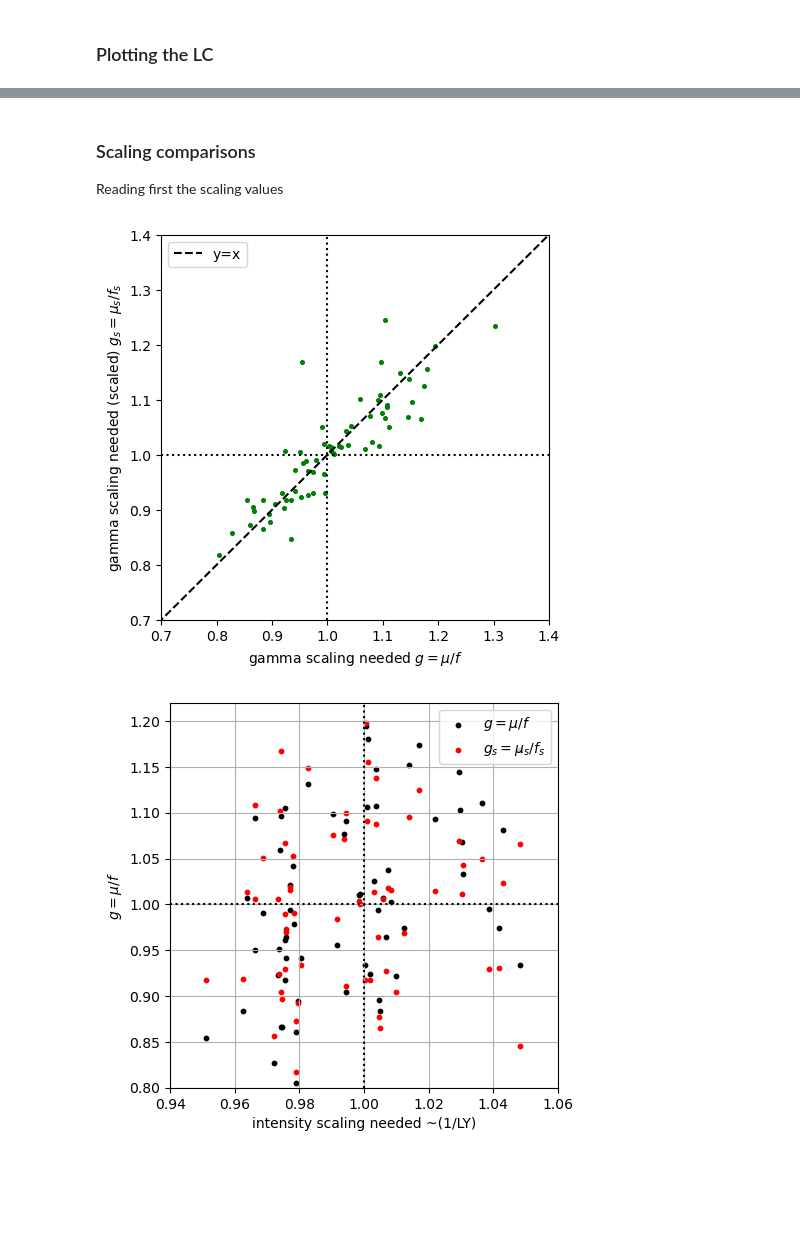
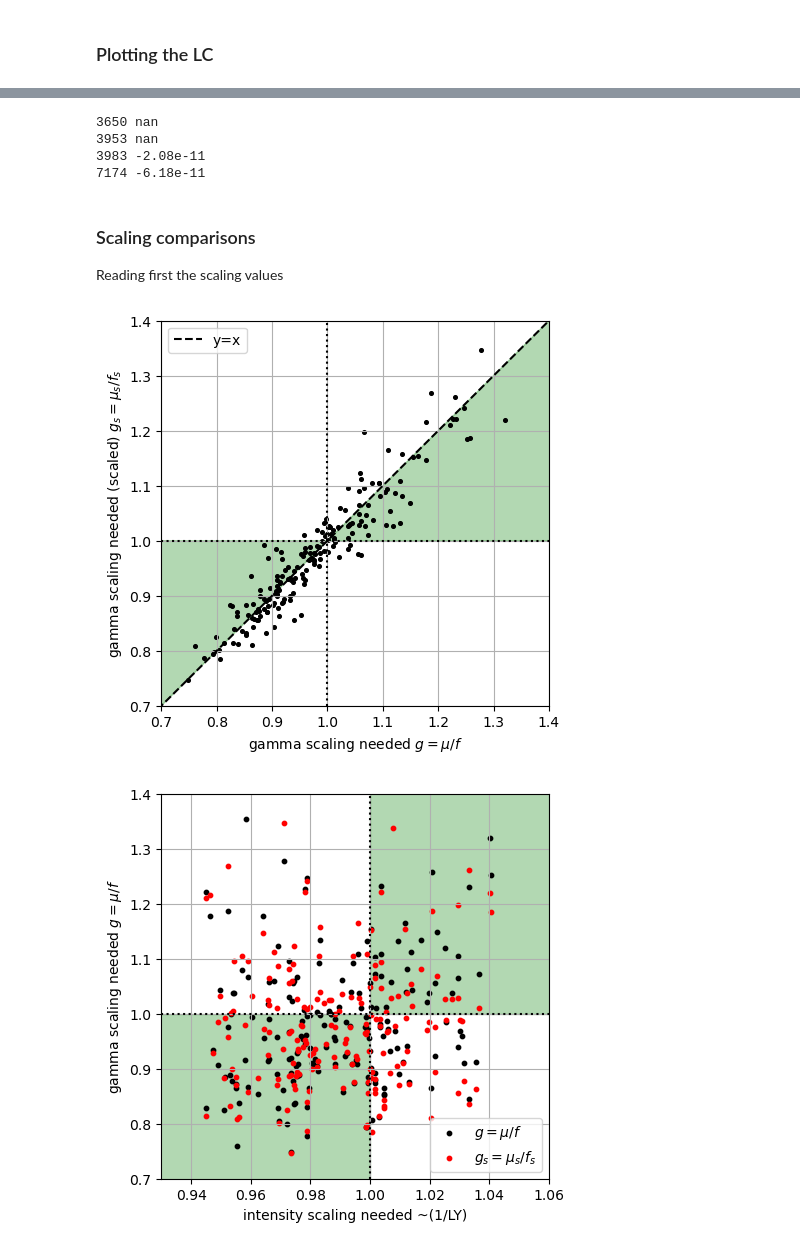
Before and after one commit to juanjq/cherenkov_transparency_corrections, a Jupyter notebook: high_level_analysis/test_flux_dispersion.ipynb, the cells around one changed output, grey strips where cells are left out. Cells and saved outputs as stored; diff of their text form; code cells hidden in the pictures; blank space fills up the shorter version.

Commit message:
Finished analysis for full and stable dataset

```diff
--- a/high_level_analysis/test_flux_dispersion.ipynb
+++ b/high_level_analysis/test_flux_dispersion.ipynb
@@ -43,14 +44,14 @@ root_data = root + "../../data/"
 config_gammapy_path = root_objects + "config_gammapy_analysis.json"
 
 # Data labels
-dataset_labels = ["Stable runs scaled", "Stable runs"]#["Performance paper period scaled", "Performance paper period", "Performance paper scaled", "Performance paper", "Unstable runs scaled", "Unstable runs", "Stable runs (jump) scaled", "Stable runs (jump)", "Stable runs scaled", "Stable runs", ]
+dataset_labels = ["Performance paper period scaled", "Performance paper period"]#["Performance paper period scaled", "Performance paper period", "Performance paper scaled", "Performance paper", "Unstable runs scaled", "Unstable runs", "Stable runs (jump) scaled", "Stable runs (jump)", "Stable runs scaled", "Stable runs", ]
 # Color plots
 color_plots = ["r", "k",]
 
 # Path of dl3 data
 dl3_dirs = [
-    "/fefs/aswg/workspace/juan.jimenez/data/cherenkov_transparency_corrections/crab/dl3_scaled_4/",
-    "/fefs/aswg/workspace/juan.jimenez/data/cherenkov_transparency_corrections/crab/dl3_4/",
+    "/fefs/aswg/workspace/juan.jimenez/data/cherenkov_transparency_corrections/crab/dl3_scaled_0/",
+    "/fefs/aswg/workspace/juan.jimenez/data/cherenkov_transparency_corrections/crab/dl3_0/",
 ]
 
 compute_datasets = False
@@ -624,3 +625,14 @@ plt.show()
+# %%
+for o, f in zip(obs_ids[0], flux[0]):
+    if f < 0.:
+        print(o, f"{f:.2e}")
+    if np.isnan(f):
+        print(o, f)
+# %% [output]
+3650 nan
+3953 nan
+3983 -2.08e-11
+7174 -6.18e-11
 # %% [markdown]
 ### Scaling comparisons
 Reading first the scaling values
@@ -643,10 +655,12 @@ gamma_scaling = np.nanmean(flux[1]) / flux[1]
 gamma_scaling_scaled = np.nanmean(flux[0]) / flux[0]
 # %%
 fig, ax = plt.subplots(figsize=(5, 5))
-plt.scatter(gamma_scaling, gamma_scaling_scaled, s=7, c="g", label="")
+plt.scatter(gamma_scaling, gamma_scaling_scaled, s=7, c="k", label="")
 ax.axhline(1, color="k", ls=":")
 ax.axvline(1, color="k", ls=":")
 ax.plot([0, 2], [0, 2], color="k", ls="--", label="y=x")
+ax.fill_between([0, 2], [0, 2], 1, color="g", alpha=0.3, zorder=-100)
+
 plt.xlim([0.7, 1.4])
 plt.ylim([0.7, 1.4])
 ax.legend()
@@ -655,24 +669,25 @@ ax.set_ylabel("gamma scaling needed (scaled) $g_s=\mu_s/f_s$")
 ax.grid()
 plt.show()
 # %% [output]
-[figure, old version]
+[figure, new version]
 # %%
 fig, ax = plt.subplots(figsize=(5, 5))
 ax.scatter(intensity_scaling, gamma_scaling, s=10, c="k", label="$g=\mu/f$")
 ax.scatter(intensity_scaling, gamma_scaling_scaled, s=10, c="r", label="$g_s=\mu_s/f_s$")
 ax.legend()
 
+ax.fill_between([0, 1], 1, color="g", alpha=0.3, zorder=-100)
+ax.fill_between([1, 2], 2, 1, color="g", alpha=0.3, zorder=-100)
 ax.axhline(1, color="k", ls=":")
 ax.axvline(1, color="k", ls=":")
-# ax.plot([0, 2], [0, 2], color="k", ls="--")
-plt.xlim([0.94, 1.06])
-plt.ylim([0.8, 1.22])
+plt.xlim([0.93, 1.06])
+plt.ylim([0.7, 1.4])
 ax.set_xlabel("intensity scaling needed ~(1/LY)")
-ax.set_ylabel("$g=\mu/f$")
+ax.set_ylabel("gamma scaling needed $g=\mu/f$")
 ax.grid()
 plt.show()
 # %% [output]
-[figure, old version]
+[figure, new version]
 # %%
 fig, ax = plt.subplots(figsize=(5, 5))
 ax.scatter(intensity_scaling, gamma_scaling / gamma_scaling_scaled, s=10, c="b", label="")
```
Also changed, not shown: parts of 35 cells of this notebook, 2 other files.
